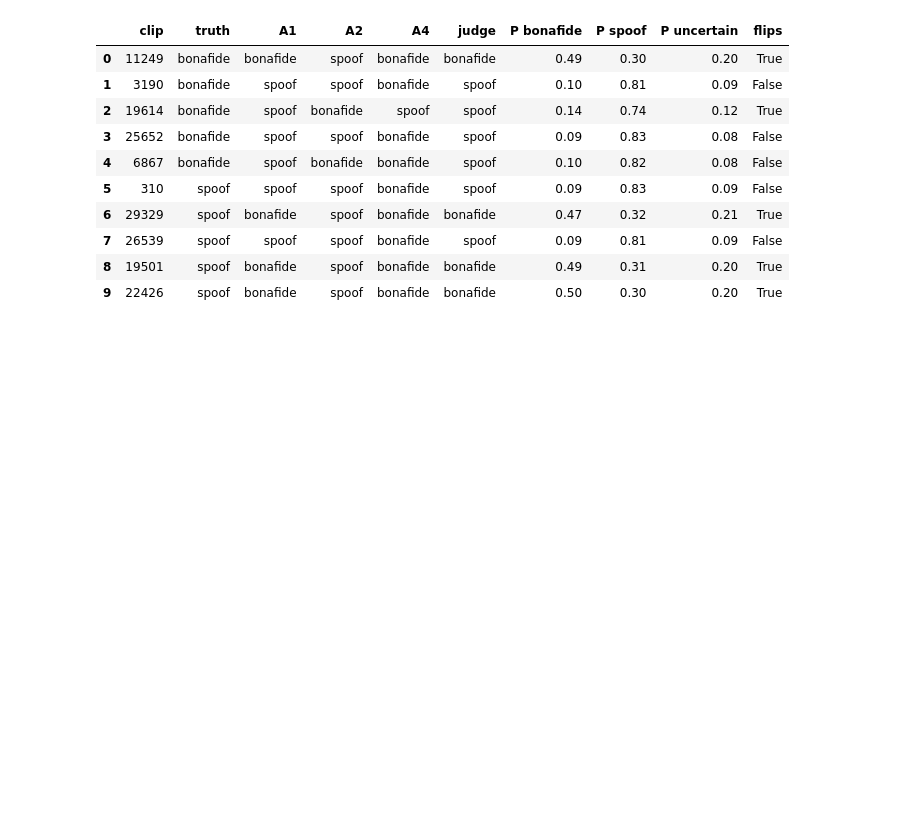
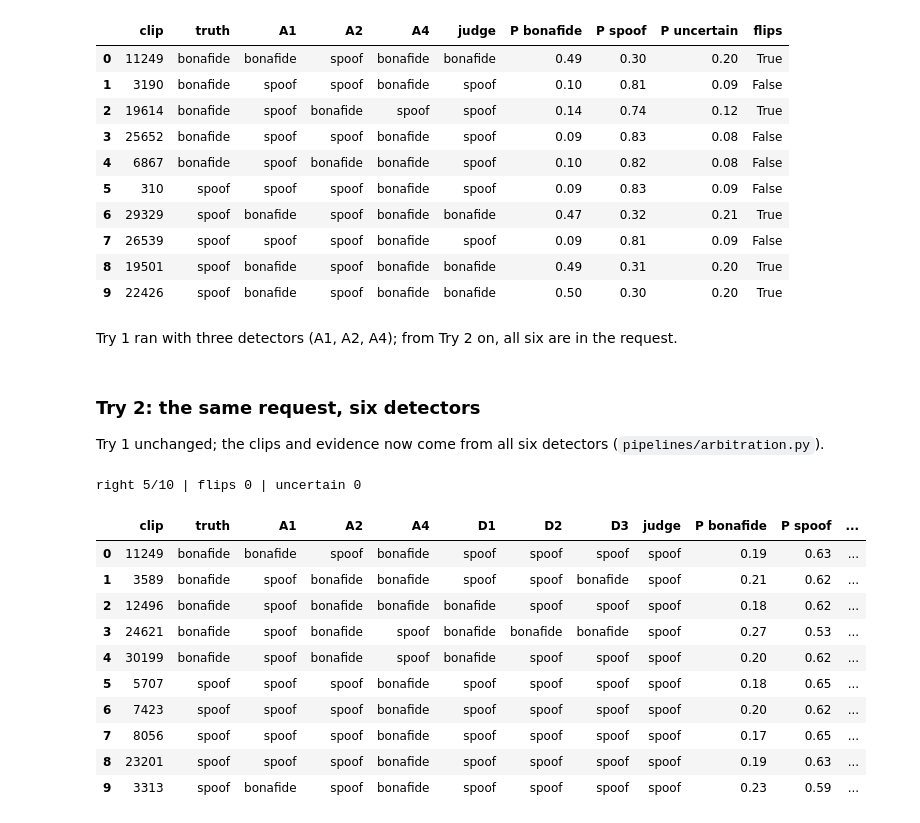
Before and after one commit to Qwenty228/GC2-EchoJEV, a Jupyter notebook: SystemCode/notebooks/06_jev.ipynb, the cells around one changed output. Saved outputs shown, nothing was run; the diff lists cells and outputs as text; code cells hidden in the pictures; blank space fills up the shorter version.

```diff
--- a/SystemCode/notebooks/06_jev.ipynb
+++ b/SystemCode/notebooks/06_jev.ipynb
@@ -254,3 +255,34 @@ right 3/10 | flips 5 | uncertain 0
 | 7 | 26539 | spoof | spoof | spoof | bonafide | spoof | 0.09 | 0.81 | 0.09 | False |
 | 8 | 19501 | spoof | bonafide | spoof | bonafide | bonafide | 0.49 | 0.31 | 0.20 | True |
 | 9 | 22426 | spoof | bonafide | spoof | bonafide | bonafide | 0.50 | 0.30 | 0.20 | True |
+# %% [markdown]
+Try 1 ran with three detectors (A1, A2, A4); from Try 2 on, all six are in the request.
+# %% [markdown]
+### Try 2: the same request, six detectors
+Try 1 unchanged; the clips and evidence now come from all six detectors (`pipelines/arbitration.py`).
+# %%
+PROMPT = ("Several spoofing detectors judged the same clip and disagree. Decide which verdict to trust. "
+          "Trust detectors with a lower error_rate_pct more.")
+QUESTION = {"decision": {"type": "choice", "instructions": "Which verdict should be trusted for this clip?",
+                         "criteria": {"bonafide": "The trustworthy evidence says authentic speech.",
+                                      "spoof": "The trustworthy evidence says spoofed speech.",
+                                      "uncertain": "The evidence conflicts too much to decide."}}}
+
+def context(r, order):
+    return {det[m]["name"]: {"verdict": r[f"v_{m}"], "p_bonafide": round(float(r[f"p_{m}"]), 3),
+                             "error_rate_pct": det[m]["error_rate_pct"]} for m in order}
+
+try_request(PROMPT, QUESTION, context)
+# %% [output]
+right 5/10 | flips 0 | uncertain 0
+|  | clip | truth | A1 | A2 | A4 | D1 | D2 | D3 | judge | P bonafide | P spoof | ... |
+| 0 | 11249 | bonafide | bonafide | spoof | bonafide | spoof | spoof | spoof | spoof | 0.19 | 0.63 | ... |
+| 1 | 3589 | bonafide | spoof | bonafide | bonafide | spoof | spoof | bonafide | spoof | 0.21 | 0.62 | ... |
+| 2 | 12496 | bonafide | spoof | bonafide | bonafide | bonafide | spoof | spoof | spoof | 0.18 | 0.62 | ... |
+| 3 | 24621 | bonafide | spoof | bonafide | spoof | bonafide | bonafide | bonafide | spoof | 0.27 | 0.53 | ... |
+| 4 | 30199 | bonafide | spoof | bonafide | spoof | bonafide | spoof | spoof | spoof | 0.20 | 0.62 | ... |
+| 5 | 5707 | spoof | spoof | spoof | bonafide | spoof | spoof | spoof | spoof | 0.18 | 0.65 | ... |
+| 6 | 7423 | spoof | spoof | spoof | bonafide | spoof | spoof | spoof | spoof | 0.20 | 0.62 | ... |
+| 7 | 8056 | spoof | spoof | spoof | bonafide | spoof | spoof | spoof | spoof | 0.17 | 0.65 | ... |
+| 8 | 23201 | spoof | spoof | spoof | bonafide | spoof | spoof | spoof | spoof | 0.19 | 0.63 | ... |
+| 9 | 3313 | spoof | bonafide | spoof | bonafide | spoof | spoof | spoof | spoof | 0.23 | 0.59 | ... |
```
Also changed, not shown: parts of 7 cells of this notebook, 2 other files.
